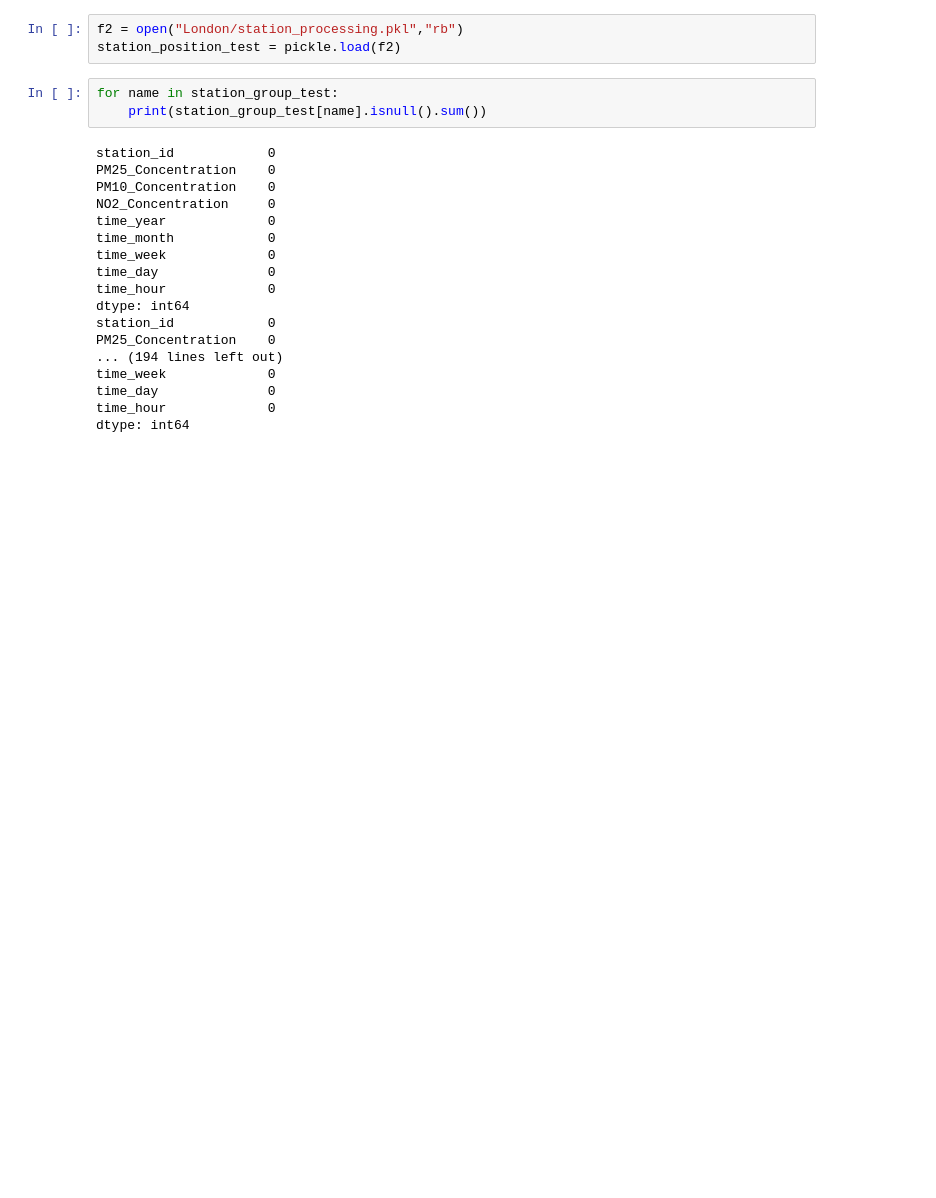
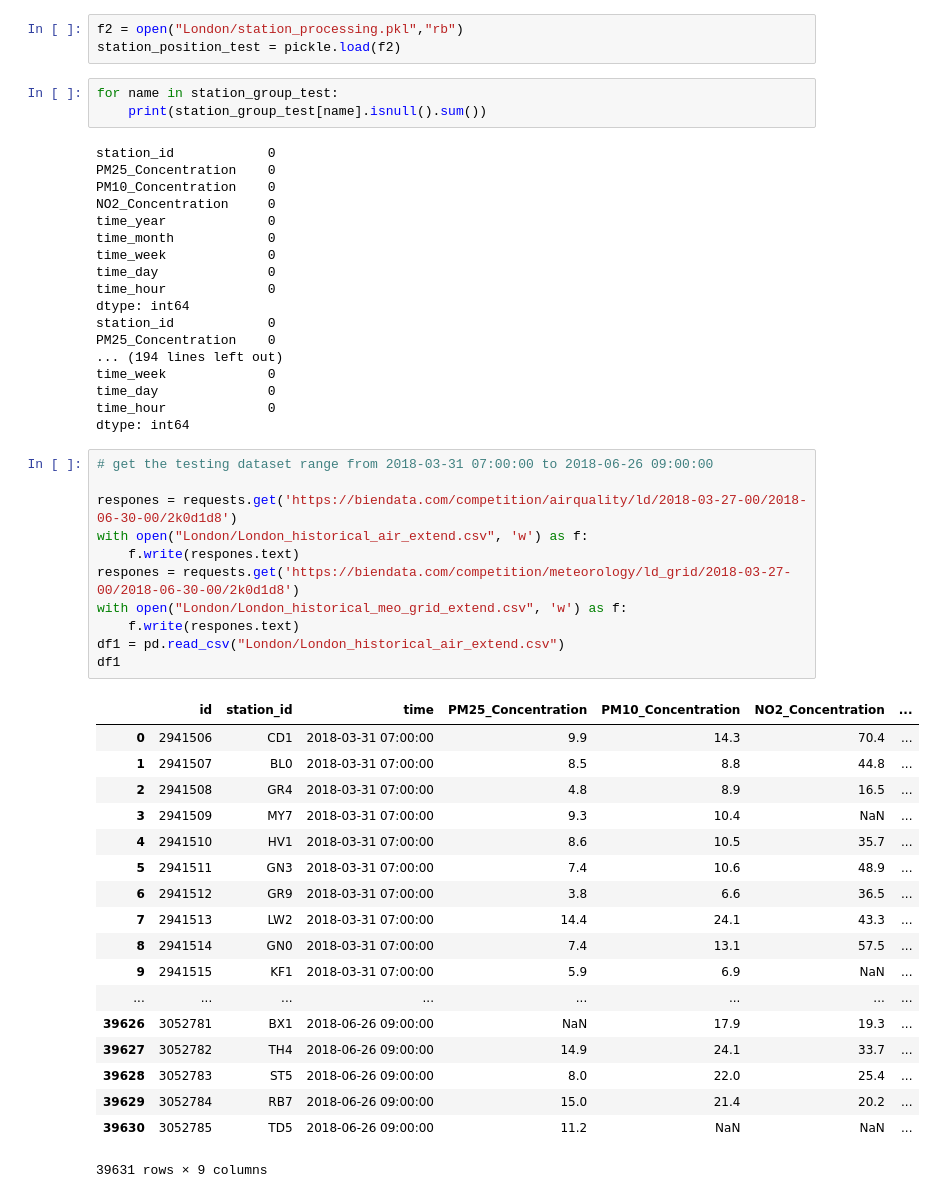
Before and after one commit to data-mining-not-found/air-quality-prediction, a Jupyter notebook: minModel_preprocessing.ipynb, the cells around one changed output. Drawn from its saved outputs; the diff is of its cells as text; blank space fills up the shorter version.

```diff
--- a/minModel_preprocessing.ipynb
+++ b/minModel_preprocessing.ipynb
@@ -534,3 +534,33 @@ time_week             0
 time_day              0
 time_hour             0
 dtype: int64
+# %%
+# get the testing dataset range from 2018-03-31 07:00:00 to 2018-06-26 09:00:00
+
+respones = requests.get('https://biendata.com/competition/airquality/ld/2018-03-27-00/2018-06-30-00/2k0d1d8')
+with open("London/London_historical_air_extend.csv", 'w') as f:
+    f.write(respones.text)
+respones = requests.get('https://biendata.com/competition/meteorology/ld_grid/2018-03-27-00/2018-06-30-00/2k0d1d8')
+with open("London/London_historical_meo_grid_extend.csv", 'w') as f:
+    f.write(respones.text)
+df1 = pd.read_csv("London/London_historical_air_extend.csv")
+df1
+# %% [output]
+|  | id | station_id | time | PM25_Concentration | PM10_Concentration | NO2_Concentration | ... |
+| 0 | 2941506 | CD1 | 2018-03-31 07:00:00 | 9.9 | 14.3 | 70.4 | ... |
+| 1 | 2941507 | BL0 | 2018-03-31 07:00:00 | 8.5 | 8.8 | 44.8 | ... |
+| 2 | 2941508 | GR4 | 2018-03-31 07:00:00 | 4.8 | 8.9 | 16.5 | ... |
+| 3 | 2941509 | MY7 | 2018-03-31 07:00:00 | 9.3 | 10.4 | NaN | ... |
+| 4 | 2941510 | HV1 | 2018-03-31 07:00:00 | 8.6 | 10.5 | 35.7 | ... |
+| 5 | 2941511 | GN3 | 2018-03-31 07:00:00 | 7.4 | 10.6 | 48.9 | ... |
+| 6 | 2941512 | GR9 | 2018-03-31 07:00:00 | 3.8 | 6.6 | 36.5 | ... |
+| 7 | 2941513 | LW2 | 2018-03-31 07:00:00 | 14.4 | 24.1 | 43.3 | ... |
+| 8 | 2941514 | GN0 | 2018-03-31 07:00:00 | 7.4 | 13.1 | 57.5 | ... |
+| 9 | 2941515 | KF1 | 2018-03-31 07:00:00 | 5.9 | 6.9 | NaN | ... |
+| ... | ... | ... | ... | ... | ... | ... | ... |
+| 39626 | 3052781 | BX1 | 2018-06-26 09:00:00 | NaN | 17.9 | 19.3 | ... |
+| 39627 | 3052782 | TH4 | 2018-06-26 09:00:00 | 14.9 | 24.1 | 33.7 | ... |
+| 39628 | 3052783 | ST5 | 2018-06-26 09:00:00 | 8.0 | 22.0 | 25.4 | ... |
+| 39629 | 3052784 | RB7 | 2018-06-26 09:00:00 | 15.0 | 21.4 | 20.2 | ... |
+| 39630 | 3052785 | TD5 | 2018-06-26 09:00:00 | 11.2 | NaN | NaN | ... |
+39631 rows × 9 columns
```
Also changed, not shown: parts of 4 cells of this notebook, 1 other file.
